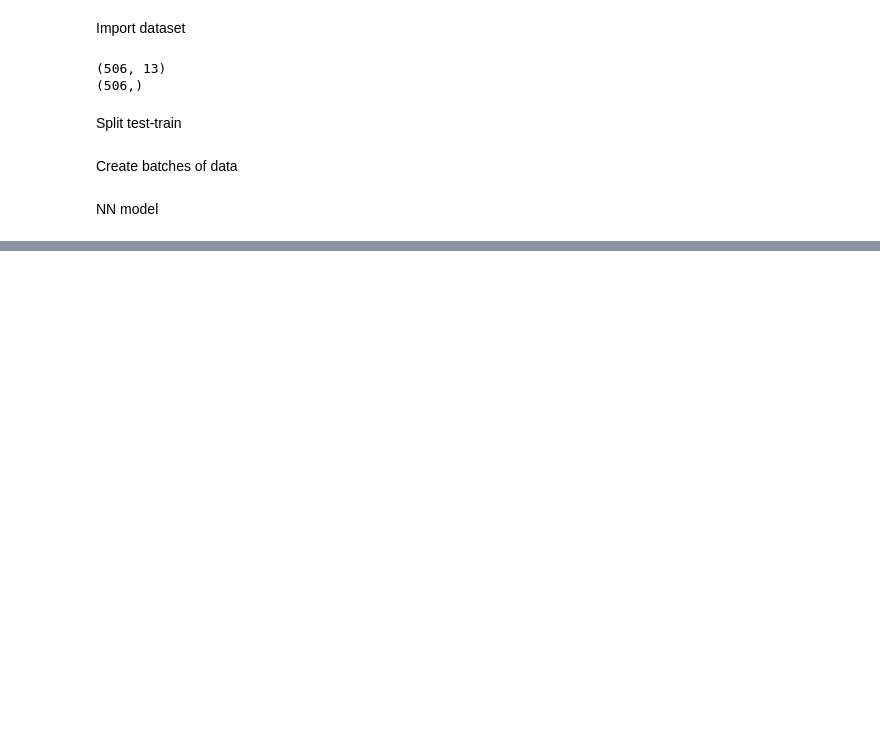
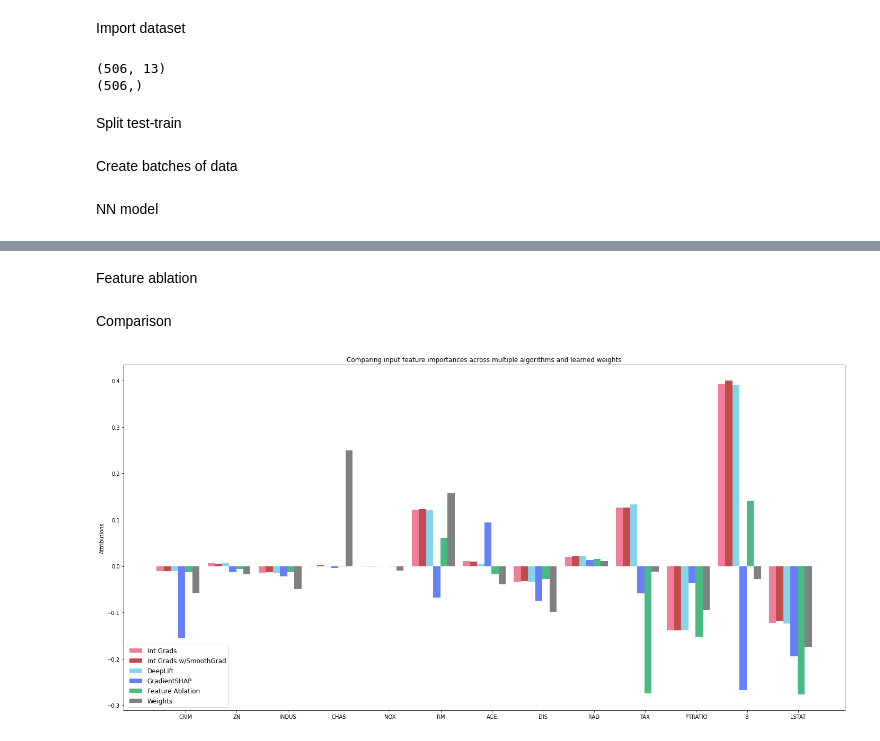
Before and after one commit to kopalgarg/kaggle-notebooks, a Jupyter notebook: boston-housing-CAPTUM/gradient_based_explainability_CAPTUM.ipynb, the cells around one changed output, grey strips where cells are left out. Cells and saved outputs as stored; diff of their text form; code cells hidden in the pictures; blank space fills up the shorter version.

```diff
--- a/boston-housing-CAPTUM/gradient_based_explainability_CAPTUM.ipynb
+++ b/boston-housing-CAPTUM/gradient_based_explainability_CAPTUM.ipynb
@@ -82,0 +154,3 @@ BostonModel(
+# %%
+nt = NoiseTunnel(ig)
+nt_atest = nt.attribute(x_test)
@@ -82,0 +159,3 @@ BostonModel(
+# %%
+dl = DeepLift(model)
+dl_atest = dl.attribute(x_test)
@@ -82,0 +167,10 @@ BostonModel(
+# %%
+gs = GradientShap(model)
+gs_atest = gs.attribute(x_test, x_train)
+# %% [markdown]
+Feature ablation
+# %%
+fa = FeatureAblation(model)
+fa_atest = fa.attribute(x_test)
+# %% [markdown]
+Comparison
@@ -82,0 +198,32 @@ BostonModel(
+# %%
+width = 0.14
+legends = ['Int Grads', 'Int Grads w/SmoothGrad','DeepLift', 'GradientSHAP', 'Feature Ablation', 'Weights']
+
+plt.figure(figsize=(20, 10))
+
+ax = plt.subplot()
+ax.set_title('Comparing input feature importances across multiple algorithms and learned weights')
+ax.set_ylabel('Attributions')
+
+FONT_SIZE = 16
+plt.rc('font', size=FONT_SIZE)            # fontsize of the text sizes
+plt.rc('axes', titlesize=FONT_SIZE)       # fontsize of the axes title
+plt.rc('axes', labelsize=FONT_SIZE)       # fontsize of the x and y labels
+plt.rc('legend', fontsize=FONT_SIZE - 4)  # fontsize of the legend
+
+ax.bar(x_axis_data, ig_attr_test_norm_sum, width, align='center', alpha=0.8, color='#eb5e7c')
+ax.bar(x_axis_data + width, ig_nt_attr_test_norm_sum, width, align='center', alpha=0.7, color='#A90000')
+ax.bar(x_axis_data + 2 * width, dl_attr_test_norm_sum, width, align='center', alpha=0.6, color='#34b8e0')
+ax.bar(x_axis_data + 3 * width, gs_attr_test_norm_sum, width, align='center',  alpha=0.8, color='#4260f5')
+ax.bar(x_axis_data + 4 * width, fa_attr_test_norm_sum, width, align='center', alpha=1.0, color='#49ba81')
+ax.bar(x_axis_data + 5 * width, y_axis_lin_weight, width, align='center', alpha=1.0, color='grey')
+ax.autoscale_view()
+plt.tight_layout()
+
+ax.set_xticks(x_axis_data + 0.5)
+ax.set_xticklabels(x_axis_data_labels)
+
+plt.legend(legends, loc=3)
+plt.show()
+# %% [output]
+[figure, added]
```
Also changed, not shown: parts of 20 cells of this notebook.
